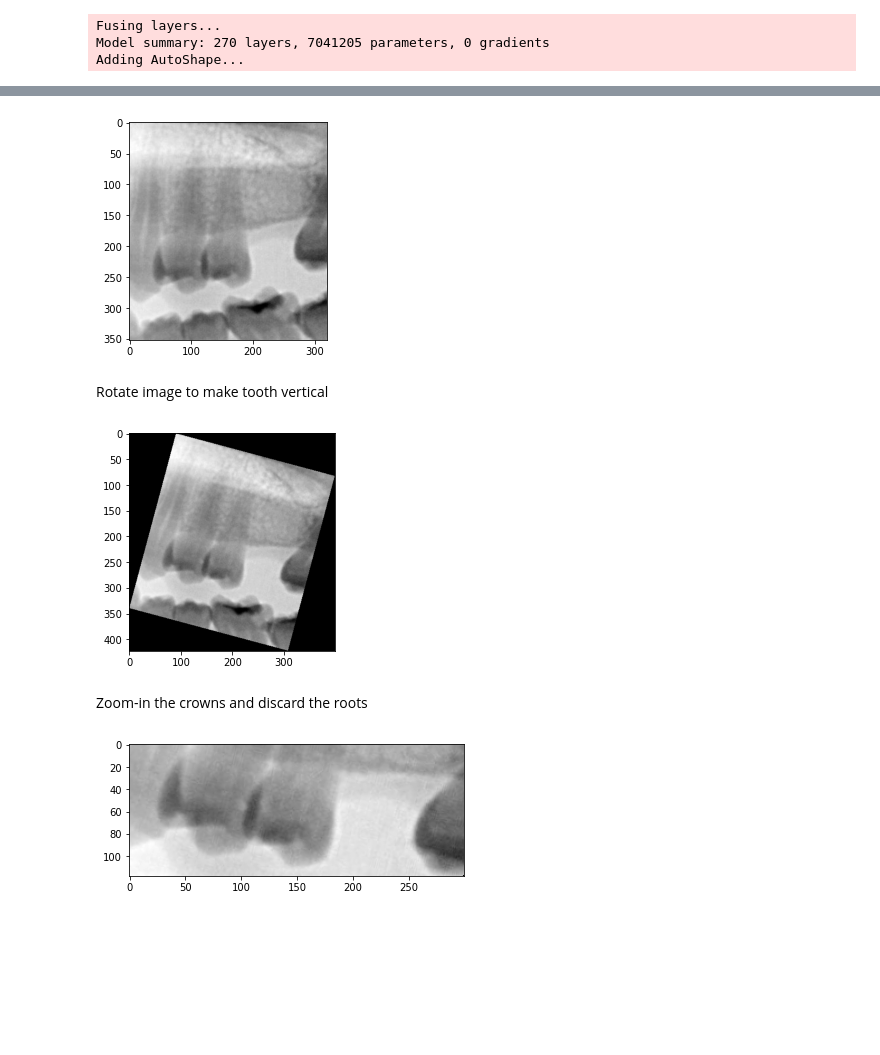
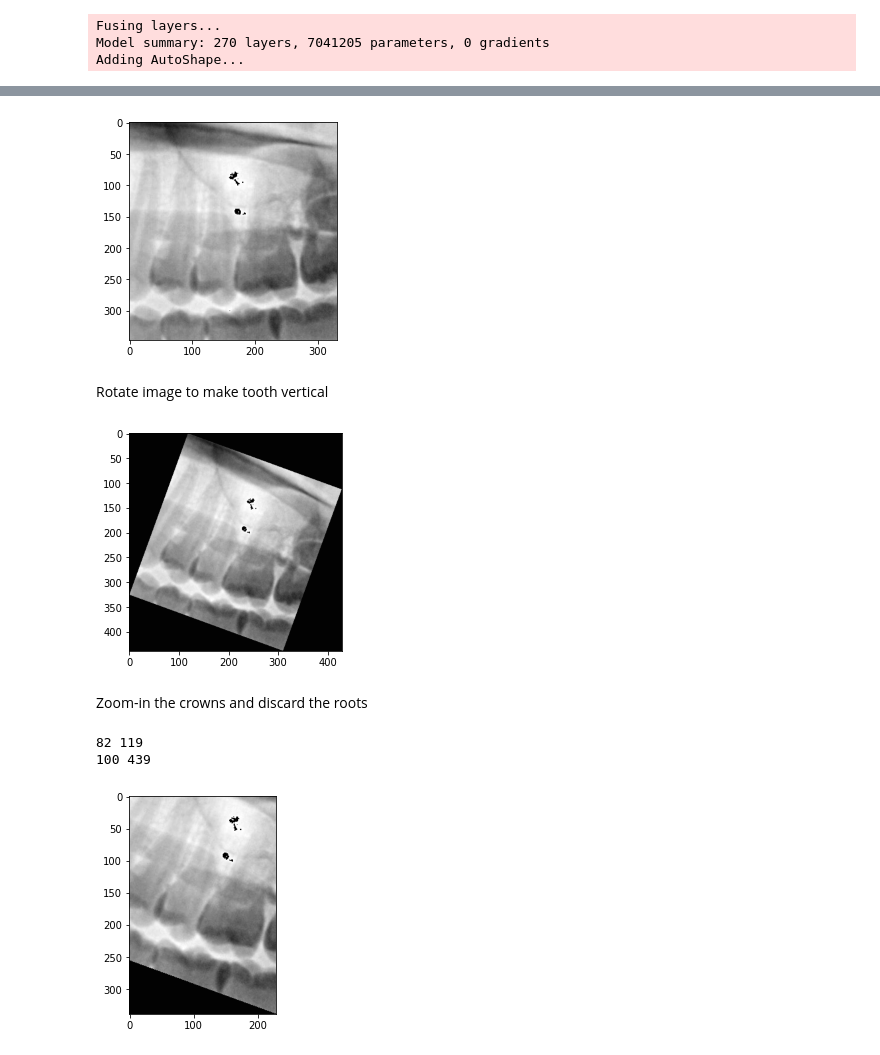
Before and after one commit to alan8365/dentist-CV, a Jupyter notebook: edge/tooth_isolation_demo.ipynb, the cells around one changed output, grey strips where cells are left out. Drawn from its saved outputs; the diff is of its cells as text; code cells hidden in the pictures; blank space fills up the shorter version.

```diff
--- a/edge/tooth_isolation_demo.ipynb
+++ b/edge/tooth_isolation_demo.ipynb
@@ -36,3 +50,13 @@ requirements: D:\Users\douli\anaconda3\envs\dentist-CV-main\Lib\site-packages\yo
 Fusing layers...
 Model summary: 270 layers, 7041205 parameters, 0 gradients
 Adding AutoShape...
+# %%
+image_number = 1
+image_names = list(data_dir.glob('00008117.jpg'))
+
+image_name = image_names[0]
+filename = image_name.stem
+im = cv2.imread(image_name)
+
+plt.imshow(1 - im, cmap='gray')
+plt.show()
@@ -39,10 +65,4 @@ Adding AutoShape...
 # %%
-image_number = 1
-image_names = list(data_dir.glob('*008225.jpg'))
-
-image_name = image_names[0]
-filename = image_name.stem
-
 results = model(image_name)
 teeth_roi = get_teeth_ROI(results)
 teeth_roi_images = teeth_roi['images'][filename]
@@ -58,7 +78,7 @@ im_g_shape = np.array(np.array(im_g.shape)[[1, 0]])
 plt.imshow(1 - im_g, cmap='gray')
 plt.show()
 # %% [output]
-[figure, old version]
+[figure, new version]
 # %% [markdown]
 Rotate image to make tooth vertical
 # %%
@@ -67,44 +87,48 @@ source = im_g
 theta = get_rotation_angle(source, flag=flag, tooth_position=tooth_position)
 source_rotated = ndimage.rotate(source, theta, reshape=True, cval=255)
 
-gum_sep_line, jaw_sep_line, hor_valleys, hor = gum_jaw_separation(source_rotated, flag=flag)
-
 plt.imshow(1 - source_rotated, cmap='gray')
 plt.show()
 # %% [output]
-[figure, old version]
+[figure, new version]
 # %% [markdown]
 Zoom-in the crowns and discard the roots
 # %%
+gum_sep_line, jaw_sep_line, hor_valleys, hor = gum_jaw_separation(source_rotated, flag=flag)
+
 height, width = source.shape
 phi = np.radians(abs(theta))
 opposite = np.sin(phi) * width
 adjacent = np.cos(phi) * height
 
 if flag == 'upper':
     source_roi = source_rotated[gum_sep_line:jaw_sep_line, :]
     y1 = gum_sep_line
     y2 = jaw_sep_line
 elif flag == 'lower':
     source_roi = source_rotated[jaw_sep_line:gum_sep_line, :]
     y1 = jaw_sep_line
     y2 = gum_sep_line
 else:
     raise ValueError(f'flag only accept upper or lower but get {flag}.')
 
+left_padding, right_padding = 0, 1
 if theta > 0:
     left_padding = round((y2 - opposite) * np.tan(phi))
     right_padding = round((adjacent - y1) * np.tan(phi))
-    source_roi = source_roi[:, left_padding:-right_padding]
 elif theta < 0:
     left_padding = round((adjacent - y1) * np.tan(phi))
     right_padding = round((y2 - opposite) * np.tan(phi))
-    source_roi = source_roi[:, left_padding:-right_padding]
+source_roi = source_roi[:, left_padding:-right_padding]
+print(left_padding, right_padding)
+print(gum_sep_line, jaw_sep_line)
 
 plt.imshow(1 - source_roi, cmap='gray')
 plt.show()
 # %% [output]
+82 119
+100 439
-[figure, old version]
+[figure, new version]
 # %%
 tooth_type = 'incisor' if tooth_position == 'middle' else 'molar'
 window_position, valleys, ver, ver_slope = vertical_separation(source_roi, flag=flag, tooth_type=tooth_type,
```
Also changed, not shown: parts of 8 cells of this notebook, 20 other files.
